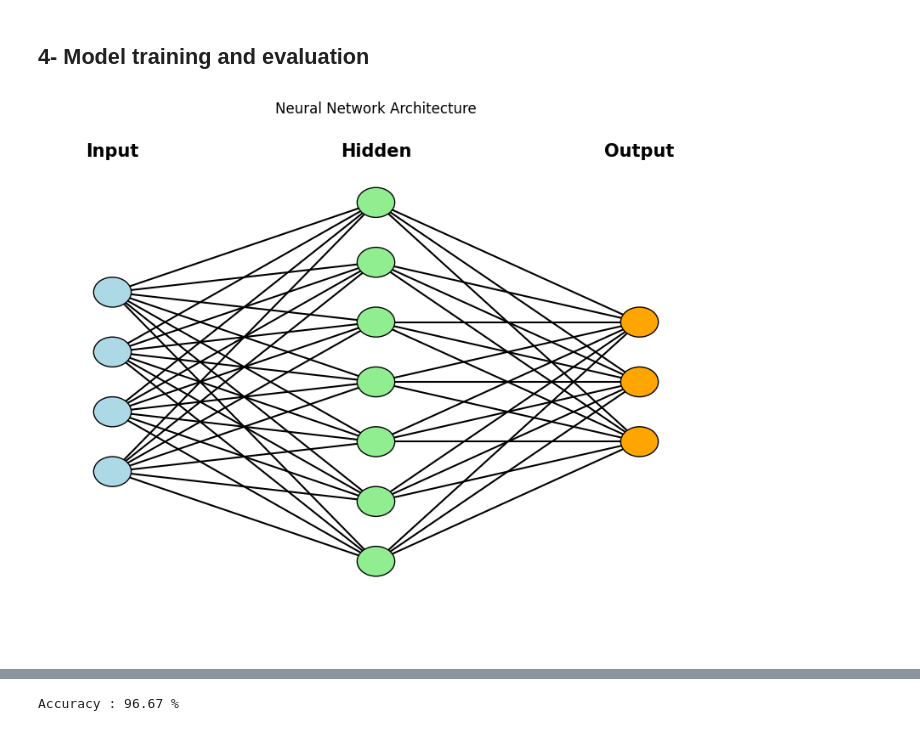
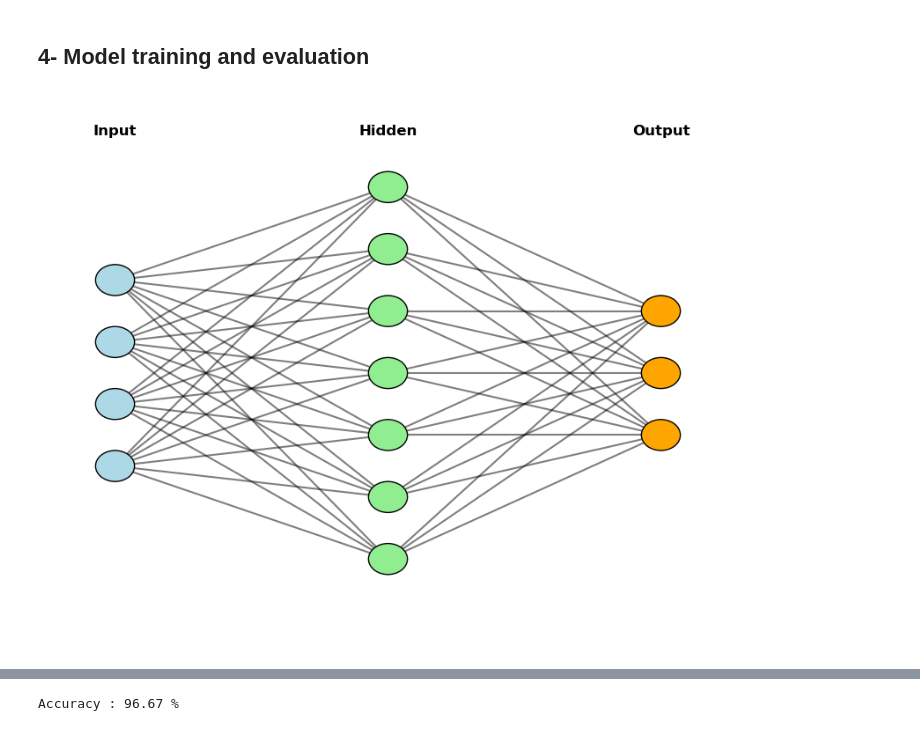
Before and after one commit to onelhounnouvi/Iris-flower-classification, a Jupyter notebook: iris_test_nn.ipynb, the cells around one changed output, grey strips where cells are left out. Cells and saved outputs as stored; diff of their text form; code cells hidden in the pictures.

```diff
--- a/iris_test_nn.ipynb
+++ b/iris_test_nn.ipynb
@@ -196,9 +198,8 @@ print(np.bincount(np.argmax(y_test, axis=1)))
 # %%
 fig = plt.figure(figsize=(10, 8))
 ax = fig.gca()
 ax.axis('off')
-draw_neural_net(ax, .1, .9, .1, .9, [4, 7, 3], neuron_colors=['lightblue', 'lightgreen', 'orange'], layer_names = ["Input", "Hidden", "Output"])
-plt.title("Neural Network Architecture")
-plt.show()
+
+NN.display(ax)
 # %% [output]
-[figure, old version]
+[figure, new version]
```
Also changed, not shown: parts of 6 cells of this notebook, 2 other files.
